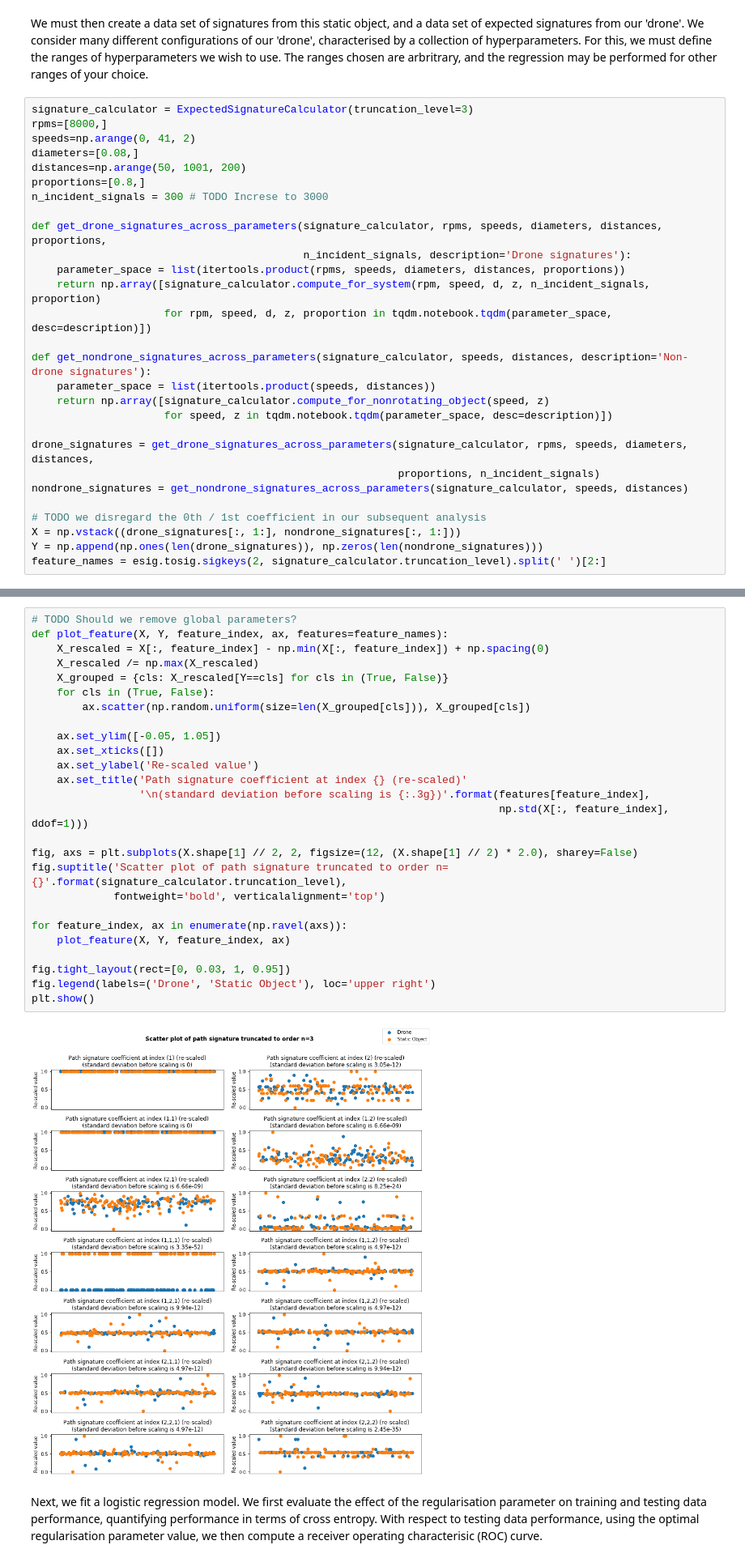
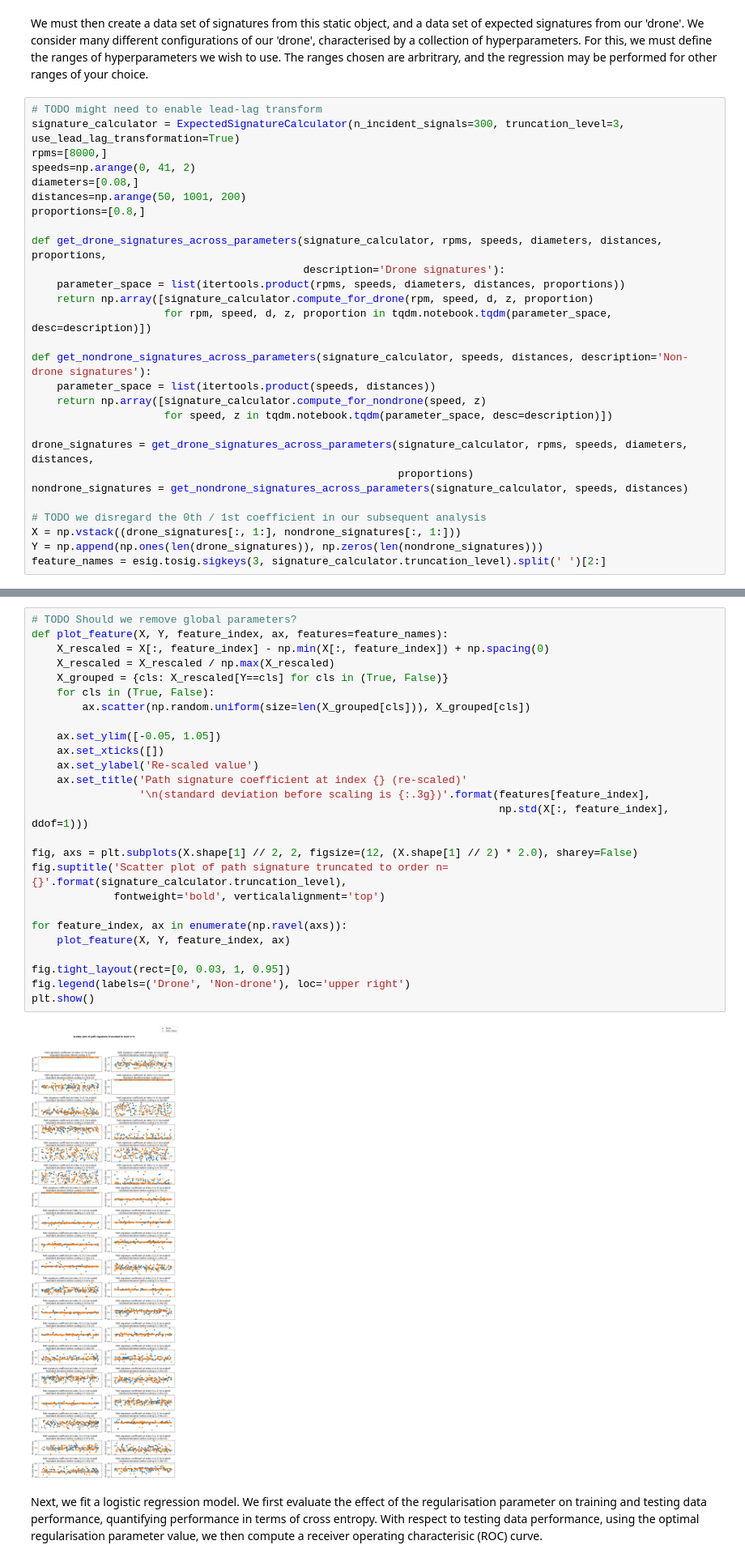
Before and after one commit to datasig-ac-uk/esig, a Jupyter notebook: examples/drone_identification/drone_identification.ipynb, the cells around one changed output, grey strips where cells are left out. Shown at 81% size. Drawn from its saved outputs; the diff is of its cells as text.

Commit message:
Documentation and use modularised drone simulation code.

```diff
--- a/examples/drone_identification/drone_identification.ipynb
+++ b/examples/drone_identification/drone_identification.ipynb
@@ -371,30 +172,30 @@ We achieve this by performing a logistic regression on a set of expected signatu
 # %% [markdown]
 We must then create a data set of signatures from this static object, and a data set of expected signatures from our 'drone'. We consider many different configurations of our 'drone', characterised by a collection of hyperparameters. For this, we must define the ranges of hyperparameters we wish to use. The ranges chosen are arbritrary, and the regression may be performed for other ranges of your choice.
 # %%
-signature_calculator = ExpectedSignatureCalculator(truncation_level=3)
+# TODO might need to enable lead-lag transform
+signature_calculator = ExpectedSignatureCalculator(n_incident_signals=300, truncation_level=3, use_lead_lag_transformation=True)
 rpms=[8000,]
 speeds=np.arange(0, 41, 2)
 diameters=[0.08,]
 distances=np.arange(50, 1001, 200)
 proportions=[0.8,]
-n_incident_signals = 300 # TODO Increse to 3000
 
 def get_drone_signatures_across_parameters(signature_calculator, rpms, speeds, diameters, distances, proportions,
-                                           n_incident_signals, description='Drone signatures'):
+                                           description='Drone signatures'):
     parameter_space = list(itertools.product(rpms, speeds, diameters, distances, proportions))
-    return np.array([signature_calculator.compute_for_system(rpm, speed, d, z, n_incident_signals, proportion)
+    return np.array([signature_calculator.compute_for_drone(rpm, speed, d, z, proportion)
                      for rpm, speed, d, z, proportion in tqdm.notebook.tqdm(parameter_space, desc=description)])
 
 def get_nondrone_signatures_across_parameters(signature_calculator, speeds, distances, description='Non-drone signatures'):
     parameter_space = list(itertools.product(speeds, distances))
-    return np.array([signature_calculator.compute_for_nonrotating_object(speed, z)
+    return np.array([signature_calculator.compute_for_nondrone(speed, z)
                      for speed, z in tqdm.notebook.tqdm(parameter_space, desc=description)])
 
 drone_signatures = get_drone_signatures_across_parameters(signature_calculator, rpms, speeds, diameters, distances,
-                                                          proportions, n_incident_signals)
+                                                          proportions)
 nondrone_signatures = get_nondrone_signatures_across_parameters(signature_calculator, speeds, distances)
 
 # TODO we disregard the 0th / 1st coefficient in our subsequent analysis
 X = np.vstack((drone_signatures[:, 1:], nondrone_signatures[:, 1:]))
 Y = np.append(np.ones(len(drone_signatures)), np.zeros(len(nondrone_signatures)))
-feature_names = esig.tosig.sigkeys(2, signature_calculator.truncation_level).split(' ')[2:]
+feature_names = esig.tosig.sigkeys(3, signature_calculator.truncation_level).split(' ')[2:]
@@ -401,31 +204,31 @@ feature_names = esig.tosig.sigkeys(2, signature_calculator.truncation_level).spl
 # %%
 # TODO Should we remove global parameters?
 def plot_feature(X, Y, feature_index, ax, features=feature_names):
     X_rescaled = X[:, feature_index] - np.min(X[:, feature_index]) + np.spacing(0)
-    X_rescaled /= np.max(X_rescaled)
+    X_rescaled = X_rescaled / np.max(X_rescaled)
     X_grouped = {cls: X_rescaled[Y==cls] for cls in (True, False)}
     for cls in (True, False):
         ax.scatter(np.random.uniform(size=len(X_grouped[cls])), X_grouped[cls])
 
     ax.set_ylim([-0.05, 1.05])
     ax.set_xticks([])
     ax.set_ylabel('Re-scaled value')
     ax.set_title('Path signature coefficient at index {} (re-scaled)'
                  '\n(standard deviation before scaling is {:.3g})'.format(features[feature_index],
                                                                           np.std(X[:, feature_index], ddof=1)))
 
 fig, axs = plt.subplots(X.shape[1] // 2, 2, figsize=(12, (X.shape[1] // 2) * 2.0), sharey=False)
 fig.suptitle('Scatter plot of path signature truncated to order n={}'.format(signature_calculator.truncation_level),
              fontweight='bold', verticalalignment='top')
 
 for feature_index, ax in enumerate(np.ravel(axs)):
     plot_feature(X, Y, feature_index, ax)
 
 fig.tight_layout(rect=[0, 0.03, 1, 0.95])
-fig.legend(labels=('Drone', 'Static Object'), loc='upper right')
+fig.legend(labels=('Drone', 'Non-drone'), loc='upper right')
 plt.show()
 # %% [output]
-[figure, old version]
+[figure, new version]
 # %% [markdown]
 Next, we fit a logistic regression model. We first evaluate the effect of the regularisation parameter on training and testing data performance, quantifying performance in terms of cross entropy. With respect to testing data performance, using the optimal regularisation parameter value, we then compute a receiver operating characterisic (ROC) curve.
 # %%
```
Also changed, not shown: parts of 16 cells of this notebook.
